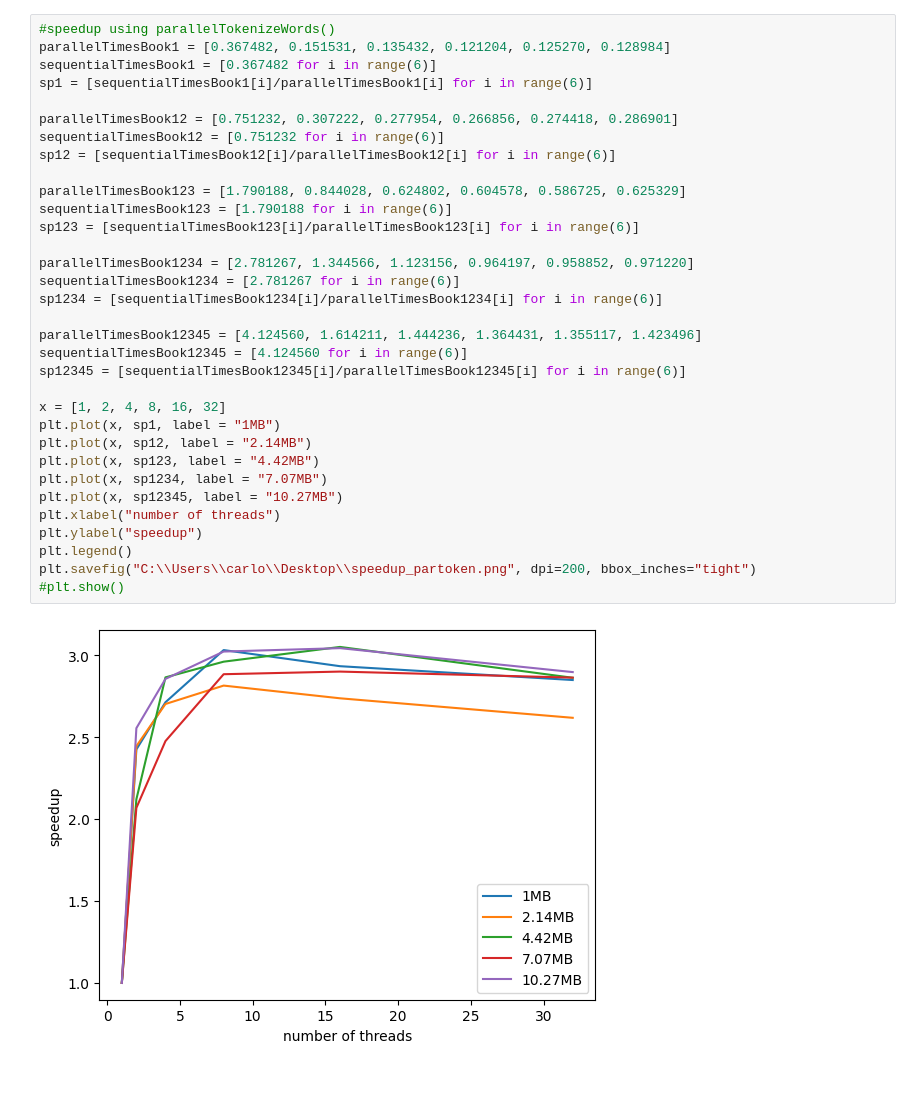
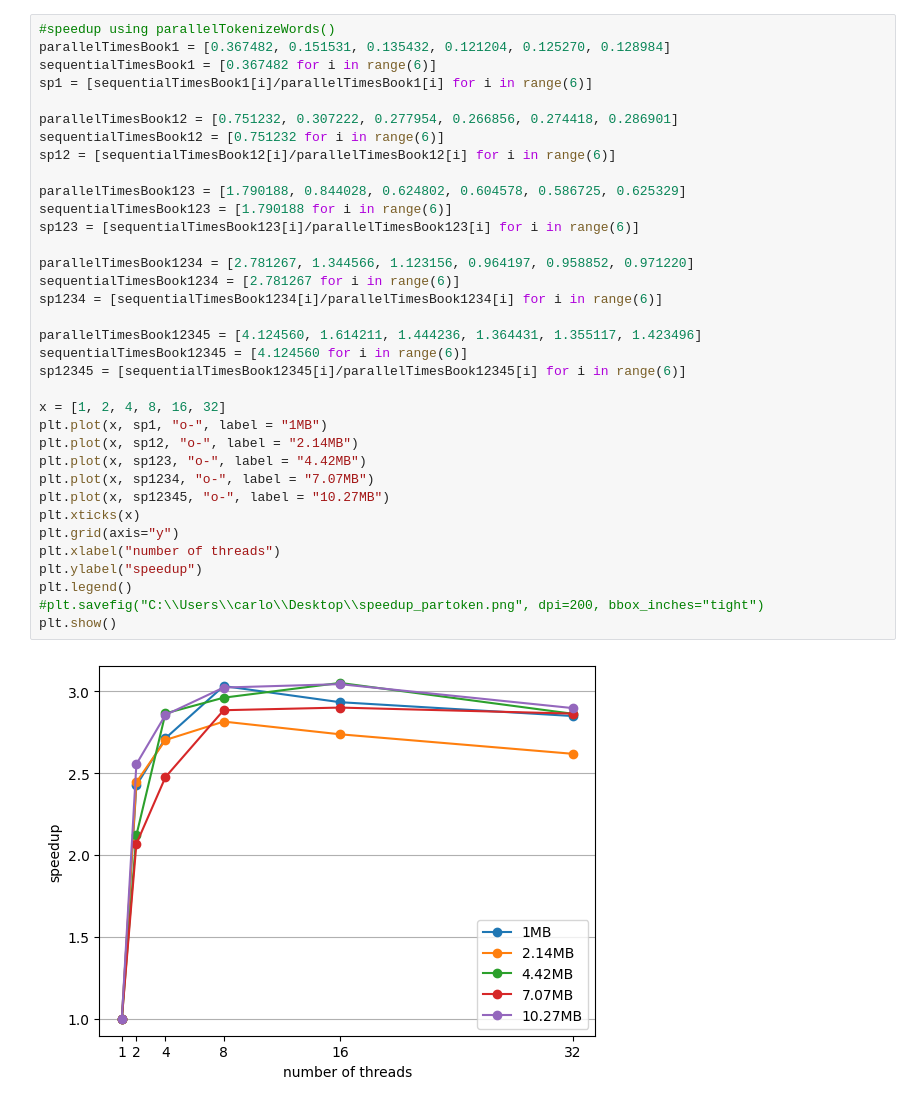
Before and after one commit to carlocek/parallel-bigrams-trigrams, a Jupyter notebook: plotter.ipynb, the cells around one changed output. Cells and saved outputs as stored; diff of their text form.

```diff
--- a/plotter.ipynb
+++ b/plotter.ipynb
@@ -38,35 +40,37 @@ plt.show()
 # %%
 #speedup using parallelTokenizeWords()
 parallelTimesBook1 = [0.367482, 0.151531, 0.135432, 0.121204, 0.125270, 0.128984]
 sequentialTimesBook1 = [0.367482 for i in range(6)]
 sp1 = [sequentialTimesBook1[i]/parallelTimesBook1[i] for i in range(6)]
 
 parallelTimesBook12 = [0.751232, 0.307222, 0.277954, 0.266856, 0.274418, 0.286901]
 sequentialTimesBook12 = [0.751232 for i in range(6)]
 sp12 = [sequentialTimesBook12[i]/parallelTimesBook12[i] for i in range(6)]
 
 parallelTimesBook123 = [1.790188, 0.844028, 0.624802, 0.604578, 0.586725, 0.625329]
 sequentialTimesBook123 = [1.790188 for i in range(6)]
 sp123 = [sequentialTimesBook123[i]/parallelTimesBook123[i] for i in range(6)]
 
 parallelTimesBook1234 = [2.781267, 1.344566, 1.123156, 0.964197, 0.958852, 0.971220]
 sequentialTimesBook1234 = [2.781267 for i in range(6)]
 sp1234 = [sequentialTimesBook1234[i]/parallelTimesBook1234[i] for i in range(6)]
 
 parallelTimesBook12345 = [4.124560, 1.614211, 1.444236, 1.364431, 1.355117, 1.423496]
 sequentialTimesBook12345 = [4.124560 for i in range(6)]
 sp12345 = [sequentialTimesBook12345[i]/parallelTimesBook12345[i] for i in range(6)]
 
 x = [1, 2, 4, 8, 16, 32]
-plt.plot(x, sp1, label = "1MB")
-plt.plot(x, sp12, label = "2.14MB")
-plt.plot(x, sp123, label = "4.42MB")
-plt.plot(x, sp1234, label = "7.07MB")
-plt.plot(x, sp12345, label = "10.27MB")
+plt.plot(x, sp1, "o-", label = "1MB")
+plt.plot(x, sp12, "o-", label = "2.14MB")
+plt.plot(x, sp123, "o-", label = "4.42MB")
+plt.plot(x, sp1234, "o-", label = "7.07MB")
+plt.plot(x, sp12345, "o-", label = "10.27MB")
+plt.xticks(x)
+plt.grid(axis="y")
 plt.xlabel("number of threads")
 plt.ylabel("speedup")
 plt.legend()
-plt.savefig("C:\\Users\\carlo\\Desktop\\speedup_partoken.png", dpi=200, bbox_inches="tight")
-#plt.show()
+#plt.savefig("C:\\Users\\carlo\\Desktop\\speedup_partoken.png", dpi=200, bbox_inches="tight")
+plt.show()
 # %% [output]
-[figure, old version]
+[figure, new version]
```
Also changed, not shown: parts of 1 cell of this notebook, 2 other files.
